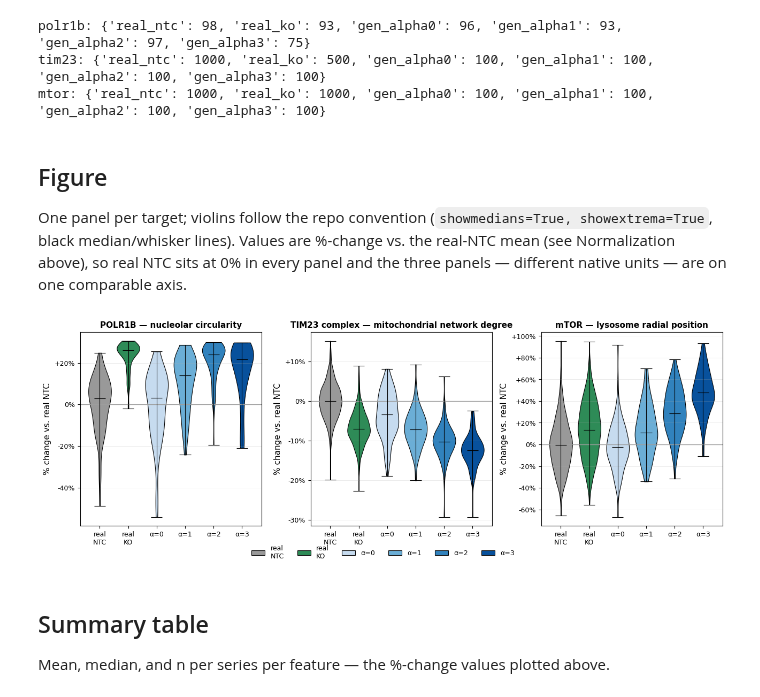
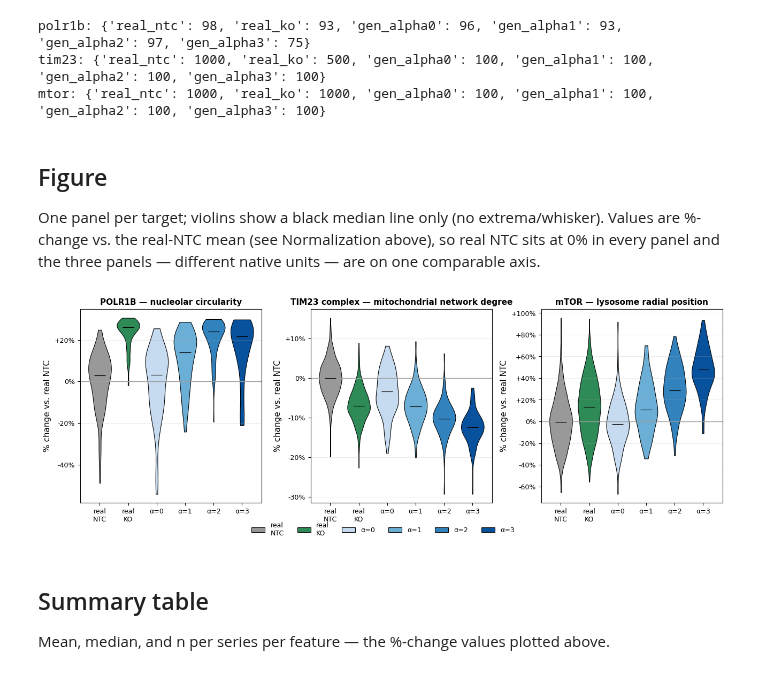
Before and after one commit to czbiohub-sf/ops-paper-analysis, a Jupyter notebook: notebooks/figure_4/counterfactual_traversal_violins.ipynb, the cells around one changed output. Cells and saved outputs as stored; diff of their text form; code cells hidden in the pictures.

Commit message:
figure_4: counterfactual_traversal_violins - median line only
Drop showextrema (min/max whisker caps) - violins now show just the black
median line, no boxplot-style extrema markers.

```diff
--- a/notebooks/figure_4/counterfactual_traversal_violins.ipynb
+++ b/notebooks/figure_4/counterfactual_traversal_violins.ipynb
@@ -88,9 +88,9 @@ mtor: {'real_ntc': 1000, 'real_ko': 1000, 'gen_alpha0': 100, 'gen_alpha1': 100,
 # %% [markdown]
 ## Figure
 
-One panel per target; violins follow the repo convention (`showmedians=True, showextrema=True`, black
-median/whisker lines). Values are %-change vs. the real-NTC mean (see Normalization above), so real NTC
-sits at 0% in every panel and the three panels — different native units — are on one comparable axis.
+One panel per target; violins show a black median line only (no extrema/whisker). Values are %-change
+vs. the real-NTC mean (see Normalization above), so real NTC sits at 0% in every panel and the three
+panels — different native units — are on one comparable axis.
 # %%
 def pct(vals: np.ndarray, base: float) -> np.ndarray:
     return (vals - base) / abs(base) * 100.0
@@ -100,37 +100,36 @@ def plot_panel(ax, feat_data: dict[str, np.ndarray], title: str):
     base = float(np.mean(feat_data["real_ntc"]))
     pct_data = [pct(feat_data[s], base) for s in SERIES]
 
     vp = ax.violinplot(pct_data, positions=range(len(SERIES)), widths=0.8,
-                       showmedians=True, showextrema=True)
+                       showmedians=True, showextrema=False)
     for body, s in zip(vp["bodies"], SERIES):
         body.set_facecolor(COLORS[s]); body.set_edgecolor("black")
         body.set_linewidth(0.8); body.set_alpha(1.0)
-    for partname in ("cbars", "cmins", "cmaxes", "cmedians"):
-        vp[partname].set_color("black"); vp[partname].set_linewidth(0.8)
+    vp["cmedians"].set_color("black"); vp["cmedians"].set_linewidth(0.8)
 
     ax.axhline(0, color="#999", linewidth=1.0, zorder=1)
     ax.set_xticks(range(len(SERIES))); ax.set_xticklabels(LABELS, fontsize=10)
     ax.set_ylabel("% change vs. real NTC", fontsize=11)
     ax.set_title(title, fontsize=11, fontweight="bold")
     ax.yaxis.set_major_formatter(FuncFormatter(lambda v, _: f"{v:+.0f}%" if abs(v) >= 0.5 else "0%"))
     ax.tick_params(axis="both", labelsize=9)
     ax.grid(axis="y", linewidth=0.5, alpha=0.35)
 
 
 fig, axes = plt.subplots(1, 3, figsize=(13, 4.5))
 for ax, f in zip(axes, FEATURES):
     plot_panel(ax, data[f["key"]], f["title"])
 
 handles = [mpatches.Patch(facecolor=COLORS[s], edgecolor="black", linewidth=0.8, label=lab)
           for s, lab in zip(SERIES, LABELS)]
 fig.legend(handles=handles, loc="lower center", ncol=6, fontsize=9, bbox_to_anchor=(0.5, -0.05), frameon=False)
 
 fig.tight_layout()
 fig.savefig(FIGURES_DIR / "counterfactual_traversal_violins.svg", bbox_inches="tight")
 fig.savefig(FIGURES_DIR / "counterfactual_traversal_violins.png", dpi=240, bbox_inches="tight")
 plt.show()
 # %% [output]
-[figure, old version]
+[figure, new version]
 # %% [markdown]
 ## Summary table
 
```
Also changed, not shown: 8 other files.
